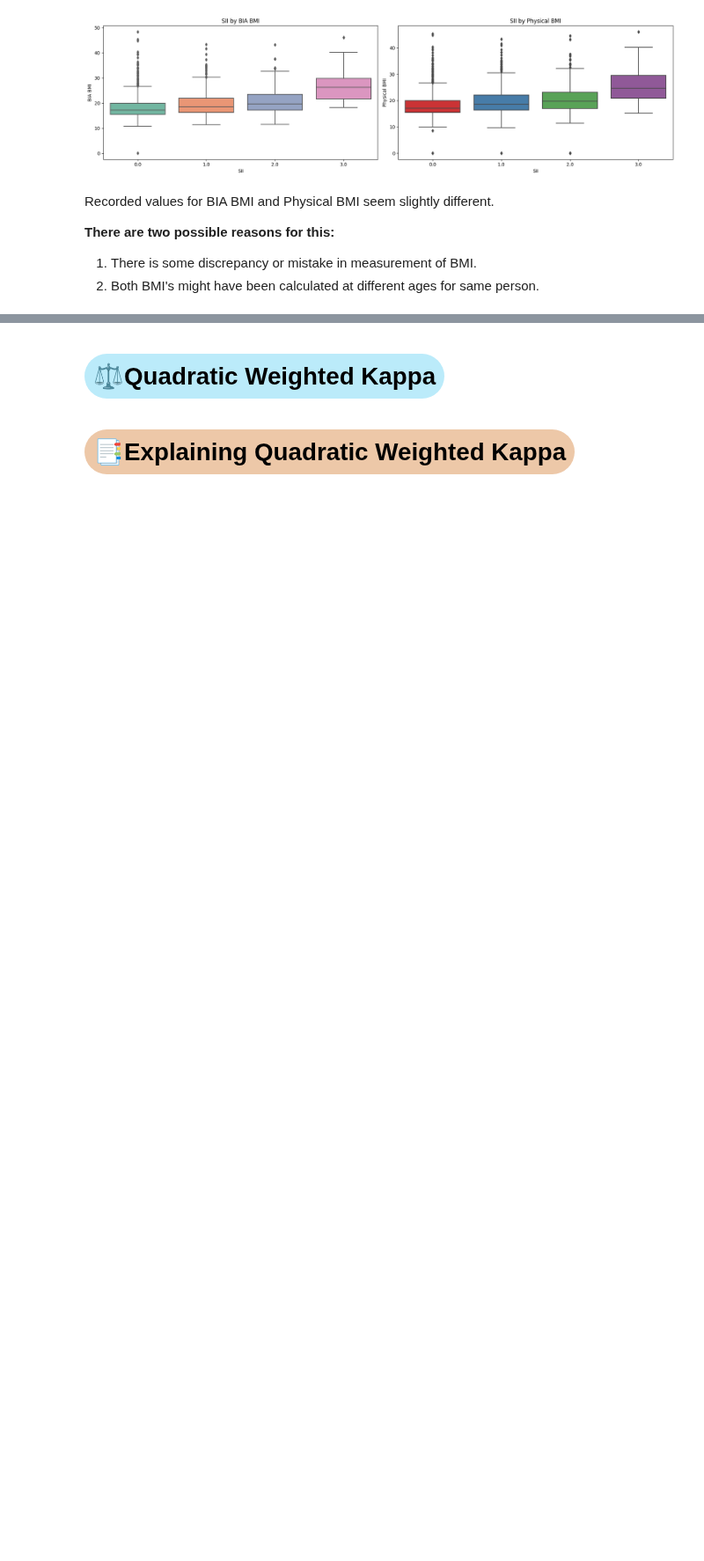
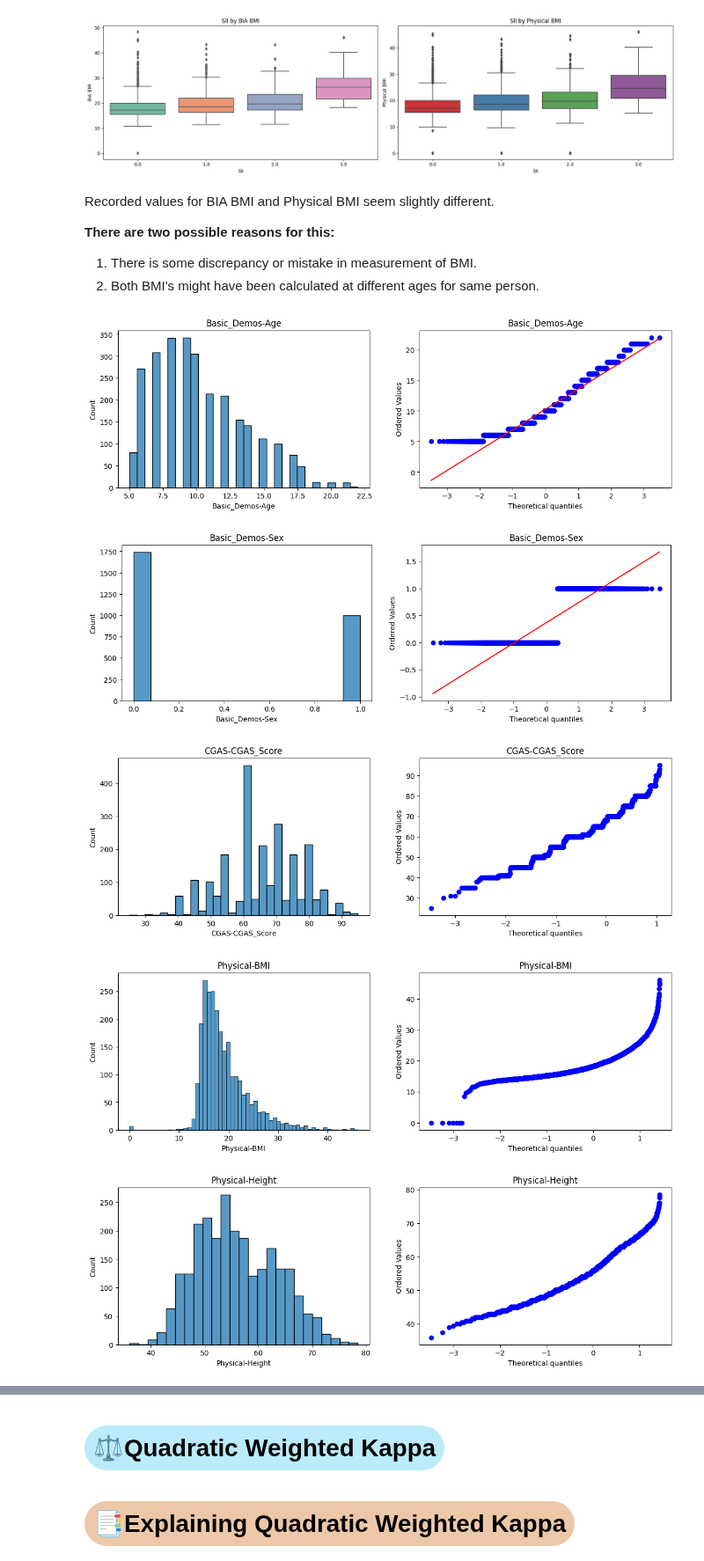
Before and after one commit to TaimourNazar/Child-Mind-Institute-Problematic-Internet-Use, a Jupyter notebook: Blend XGB LGBM_EDA_CMI Internet Usage.ipynb, the cells around one changed output, grey strips where cells are left out. Shown at 88% size. Cells and saved outputs as stored; diff of their text form; code cells hidden in the pictures; blank space fills up the shorter version.

```diff
--- a/Blend XGB LGBM_EDA_CMI Internet Usage.ipynb
+++ b/Blend XGB LGBM_EDA_CMI Internet Usage.ipynb
@@ -481,3 +489,21 @@ DROP_COLS = [
 
 train = train.drop(DROP_COLS,axis=1)
 test = test.drop(DROP_COLS,axis=1)
+# %%
+import scipy.stats as stats
+for column in train.columns :
+    plt.figure(figsize = (14,4))
+    plt.subplot(121)
+    sns.histplot(train[column])
+    plt.title(column)
+
+    plt.subplot(122)
+    stats.probplot(train[column],dist = 'norm', plot = plt)
+    plt.title(column)
+    plt.show()
+# %% [output]
+[figure, added]
+[figure, added]
+[figure, added]
+[figure, added]
+[figure, added]
```
Also changed, not shown: parts of 9 cells of this notebook.
